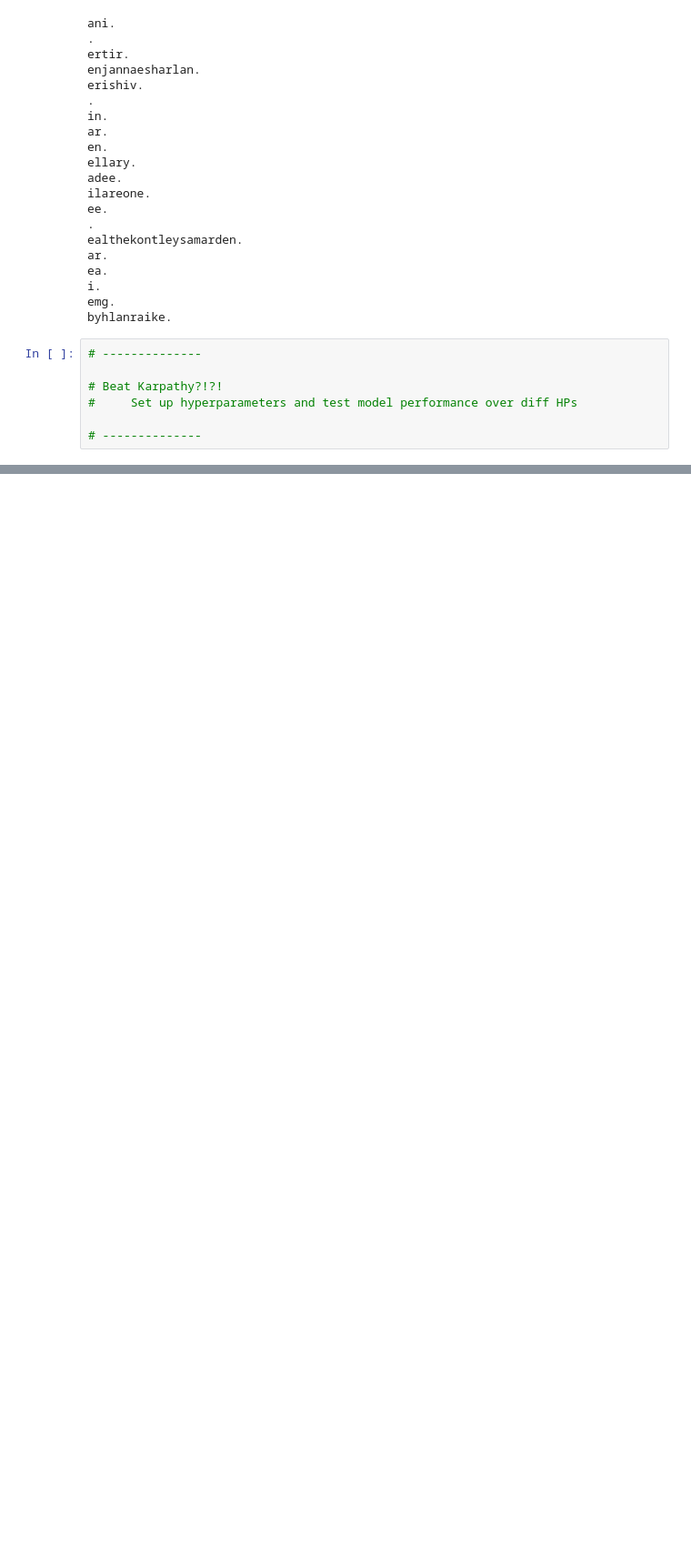
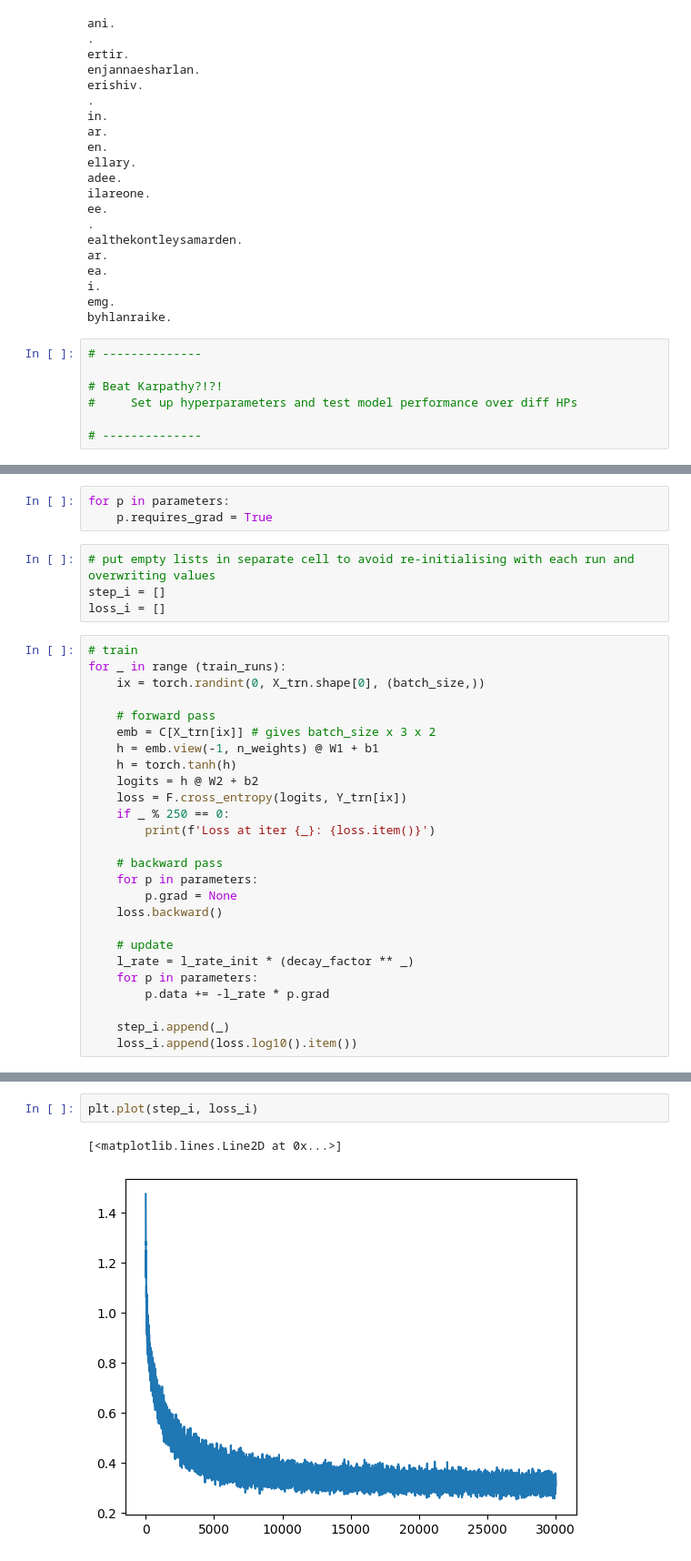
Before and after one commit to Yelnam/make_more, a Jupyter notebook: makemore2.ipynb, the cells around one changed output, grey strips where cells are left out. Shown: that part at 91% size. Drawn from its saved outputs; the diff is of its cells as text; blank space fills up the shorter version.

```diff
--- a/makemore2.ipynb
+++ b/makemore2.ipynb
@@ -958,0 +1036,33 @@ byhlanraike.
+# %%
+for p in parameters:
+    p.requires_grad = True
+# %%
+# put empty lists in separate cell to avoid re-initialising with each run and overwriting values
+step_i = []
+loss_i = []
+# %%
+# train
+for _ in range (train_runs):
+    ix = torch.randint(0, X_trn.shape[0], (batch_size,))
+
+    # forward pass
+    emb = C[X_trn[ix]] # gives batch_size x 3 x 2
+    h = emb.view(-1, n_weights) @ W1 + b1
+    h = torch.tanh(h)
+    logits = h @ W2 + b2
+    loss = F.cross_entropy(logits, Y_trn[ix])
+    if _ % 250 == 0:
+        print(f'Loss at iter {_}: {loss.item()}')
+
+    # backward pass
+    for p in parameters:
+        p.grad = None
+    loss.backward()
+
+    # update
+    l_rate = l_rate_init * (decay_factor ** _)
+    for p in parameters:
+        p.data += -l_rate * p.grad
+
+    step_i.append(_)
+    loss_i.append(loss.log10().item())
@@ -958,0 +1087,5 @@ byhlanraike.
+# %%
+plt.plot(step_i, loss_i)
+# %% [output]
+[<matplotlib.lines.Line2D at 0x...>]
+[figure, added]
```
Also changed, not shown: parts of 9 cells of this notebook.
